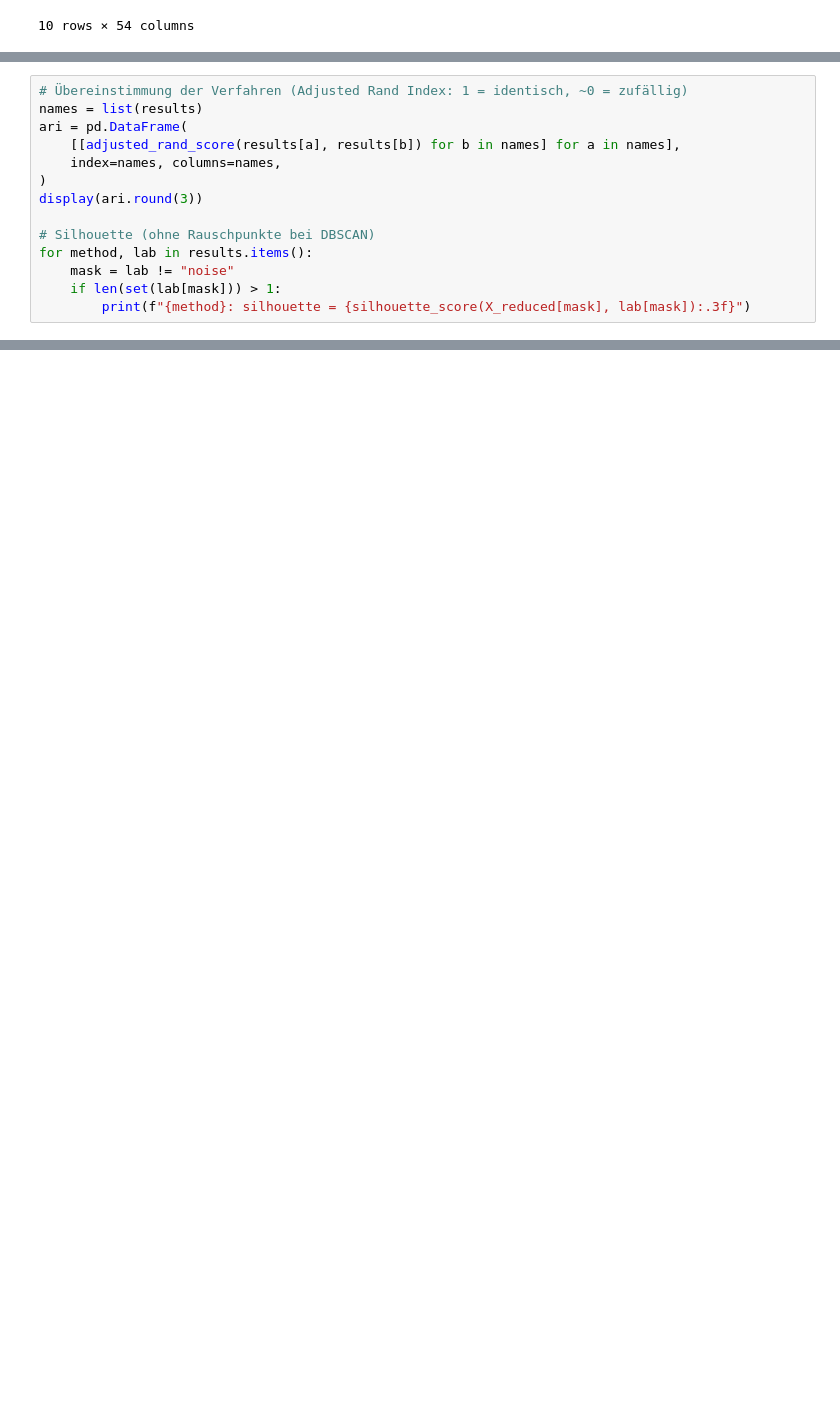
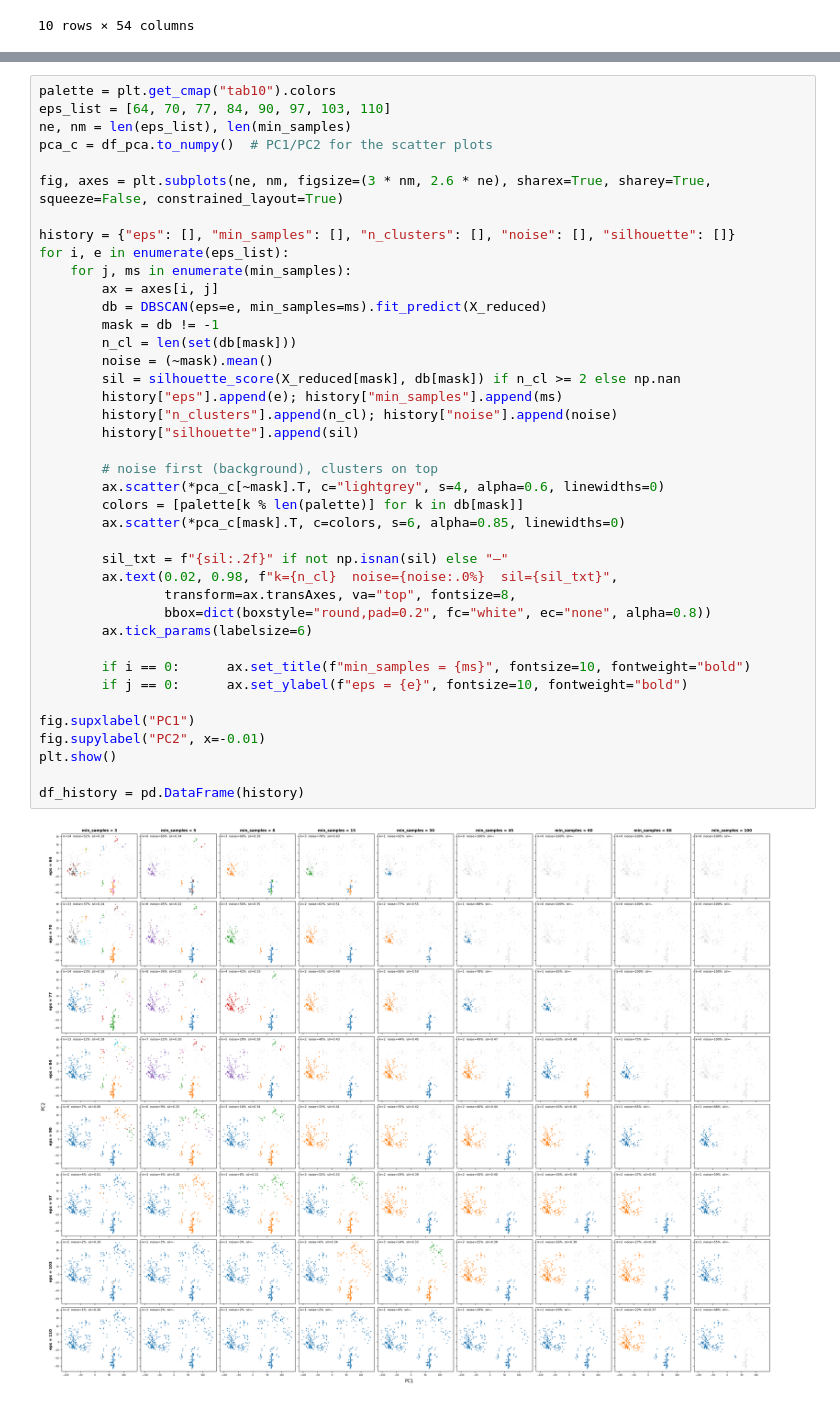
Before and after one commit to thien1ao/WeldingSequenceAnalysis, a Jupyter notebook: main.ipynb, the cells around one changed output, grey strips where cells are left out. Saved outputs shown, nothing was run; the diff lists cells and outputs as text; blank space fills up the shorter version.

Commit message:
dbscan, sillhoutte, deleted tsne and Umap

```diff
--- a/main.ipynb
+++ b/main.ipynb
@@ -351,14 +274,0 @@ fig.show()
-# %%
-# Übereinstimmung der Verfahren (Adjusted Rand Index: 1 = identisch, ~0 = zufällig)
-names = list(results)
-ari = pd.DataFrame(
-    [[adjusted_rand_score(results[a], results[b]) for b in names] for a in names],
-    index=names, columns=names,
-)
-display(ari.round(3))
-
-# Silhouette (ohne Rauschpunkte bei DBSCAN)
-for method, lab in results.items():
-    mask = lab != "noise"
-    if len(set(lab[mask])) > 1:
-        print(f"{method}: silhouette = {silhouette_score(X_reduced[mask], lab[mask]):.3f}")
@@ -474,0 +304,42 @@ def plot_orig_and_interp_seq(seq_i, seq_j, interp_i, interp_j, i, j, feature):
+# %%
+palette = plt.get_cmap("tab10").colors
+eps_list = [64, 70, 77, 84, 90, 97, 103, 110]
+ne, nm = len(eps_list), len(min_samples)
+pca_c = df_pca.to_numpy()  # PC1/PC2 for the scatter plots
+
+fig, axes = plt.subplots(ne, nm, figsize=(3 * nm, 2.6 * ne), sharex=True, sharey=True, squeeze=False, constrained_layout=True)
+
+history = {"eps": [], "min_samples": [], "n_clusters": [], "noise": [], "silhouette": []}
+for i, e in enumerate(eps_list):
+    for j, ms in enumerate(min_samples):
+        ax = axes[i, j]
+        db = DBSCAN(eps=e, min_samples=ms).fit_predict(X_reduced)
+        mask = db != -1
+        n_cl = len(set(db[mask]))
+        noise = (~mask).mean()
+        sil = silhouette_score(X_reduced[mask], db[mask]) if n_cl >= 2 else np.nan
+        history["eps"].append(e); history["min_samples"].append(ms)
+        history["n_clusters"].append(n_cl); history["noise"].append(noise)
+        history["silhouette"].append(sil)
+
+        # noise first (background), clusters on top
+        ax.scatter(*pca_c[~mask].T, c="lightgrey", s=4, alpha=0.6, linewidths=0)
+        colors = [palette[k % len(palette)] for k in db[mask]]
+        ax.scatter(*pca_c[mask].T, c=colors, s=6, alpha=0.85, linewidths=0)
+
+        sil_txt = f"{sil:.2f}" if not np.isnan(sil) else "–"
+        ax.text(0.02, 0.98, f"k={n_cl}  noise={noise:.0%}  sil={sil_txt}",
+                transform=ax.transAxes, va="top", fontsize=8,
+                bbox=dict(boxstyle="round,pad=0.2", fc="white", ec="none", alpha=0.8))
+        ax.tick_params(labelsize=6)
+
+        if i == 0:      ax.set_title(f"min_samples = {ms}", fontsize=10, fontweight="bold")
+        if j == 0:      ax.set_ylabel(f"eps = {e}", fontsize=10, fontweight="bold")
+
+fig.supxlabel("PC1")
+fig.supylabel("PC2", x=-0.01)
+plt.show()
+
+df_history = pd.DataFrame(history)
+# %% [output]
+[figure, added]
```
Also changed, not shown: parts of 25 cells of this notebook, 26 other files.
